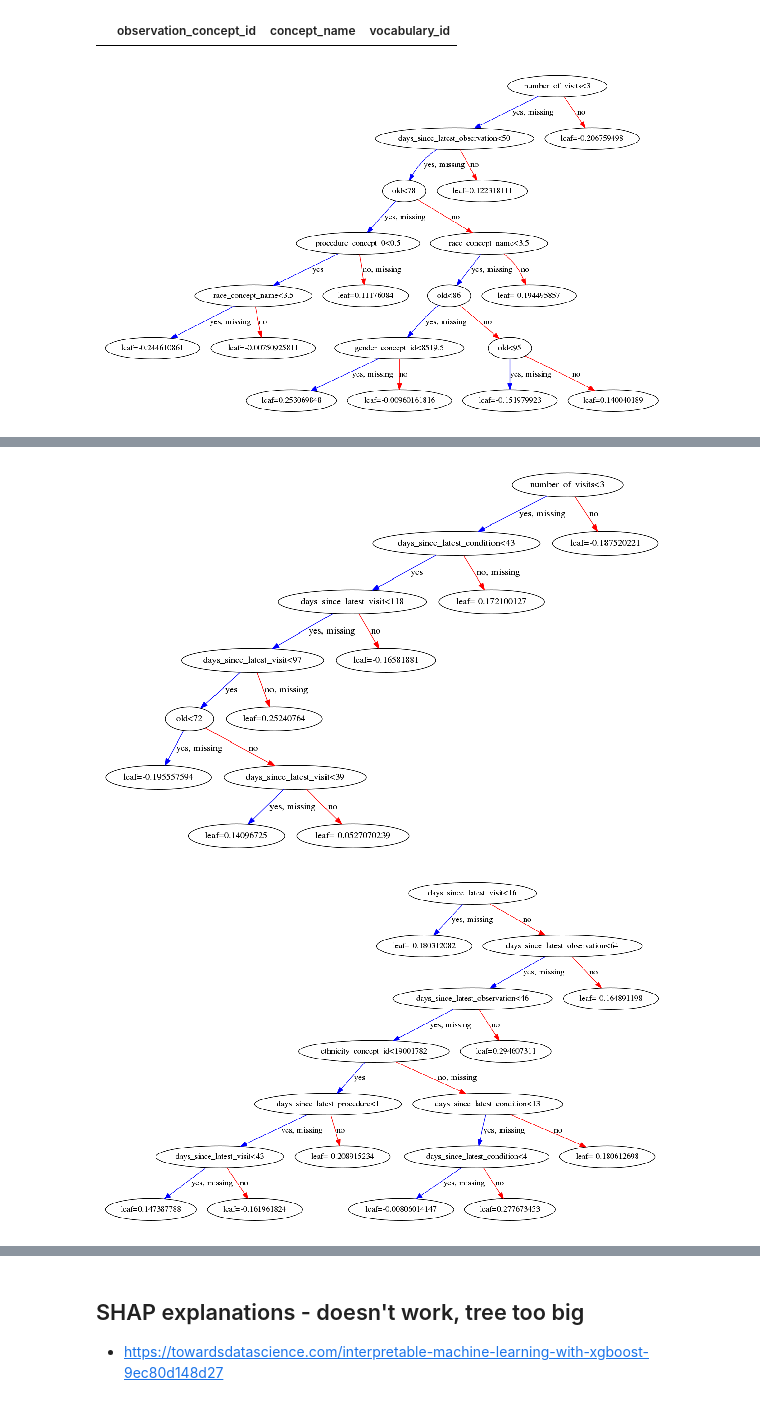
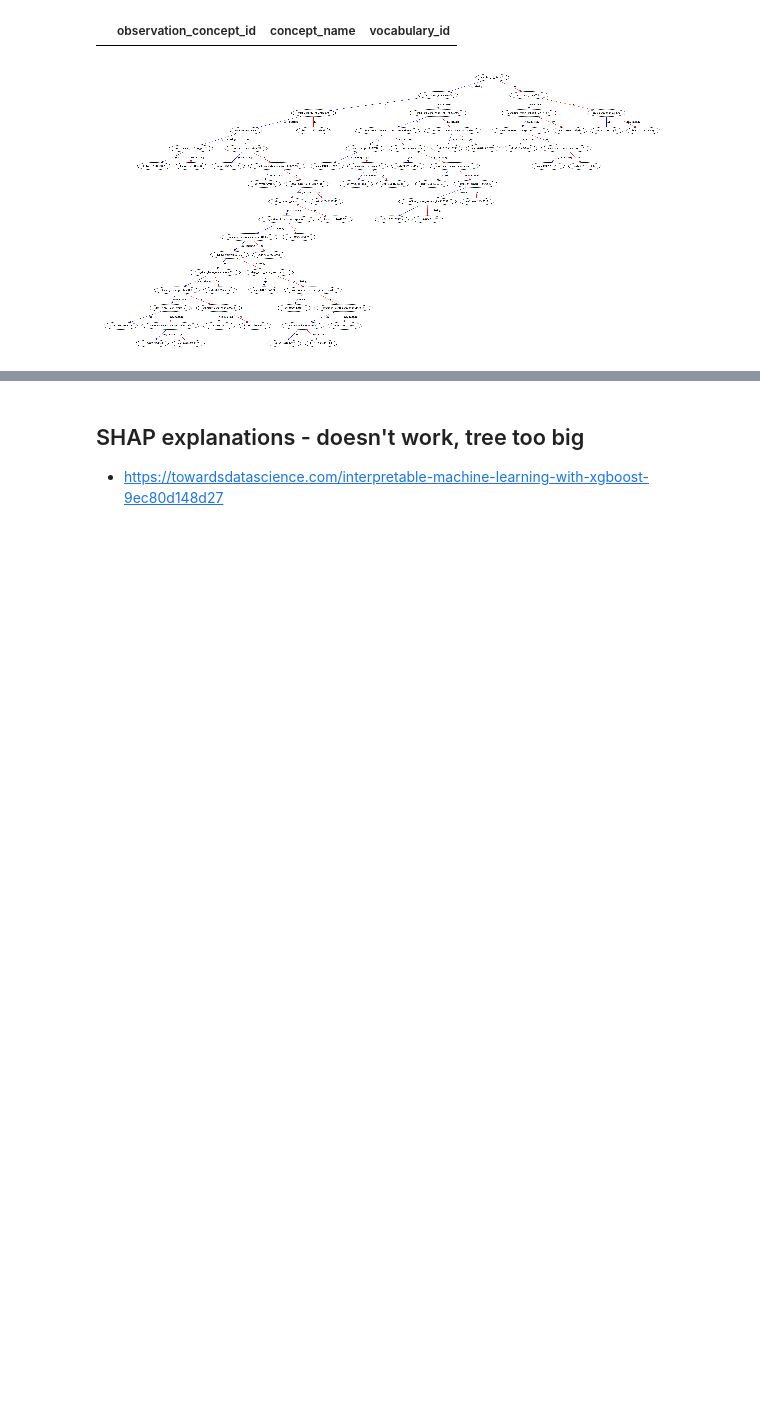
Before and after one commit to romirmoza/omop-cdm-postgresql, a Jupyter notebook: XGB_model_4.ipynb, the cells around one changed output, grey strips where cells are left out. Drawn from its saved outputs; the diff is of its cells as text; code cells hidden in the pictures; blank space fills up the shorter version.

```diff
--- a/XGB_model_4.ipynb
+++ b/XGB_model_4.ipynb
@@ -217,0 +444,6 @@ y_test = test.death_in_next_window
+# %%
+train = train.fillna(OUR_NA)
+train = cols_toint(train)
+# %%
+%%time
+train = reduce_mem_usage(train)
@@ -245,5 +493,5 @@ params = {
     'num_parallel_tree' : 1,
     'colsample_bytree' : 0.7,
     'subsample' : 1.0,
-    'missing': 0,
+    'missing': OUR_NA,
 }
@@ -407,26 +555,0 @@ y = np.array(y).ravel()
-# %%
-%%time
-cv = StratifiedKFold(n_splits=3, shuffle=True, random_state=random_state)
-cv_scores = {}
-for i, (train_index, valid_index) in enumerate(cv.split(X, y)):
-    X_train, X_valid = X[train_index], X[valid_index]
-    y_train, y_valid = y[train_index], y[valid_index]
-    window['0'] = {'size': y.shape[0], 'deaths': y.sum()}
-    evals_result ={}
-    # Convert our data into XGBoost format
-    d_train = xgb.DMatrix(X_train, y_train, feature_names=train_features)
-    d_valid = xgb.DMatrix(X_valid, y_valid,  feature_names=train_features)
-    watchlist = [(d_train, 'train'), (d_valid, 'valid')]
-
-    xgb_model = xgb.train(params=params, dtrain=d_train, num_boost_round=num_round,
-                          evals=watchlist, evals_result=evals_result,
-                          early_stopping_rounds=early_stop, verbose_eval=False,
-                          callbacks=[ xgb_progressbar(num_round),]) # use either the progress bar or the plot
-                                     # plot_perf_i(evals_result)])
-    cv_scores[i] = {'best_score': xgb_model.best_score,
-                    'best_iteration': xgb_model.best_iteration,
-                    'best_ntree_limit': xgb_model.best_ntree_limit,
-                    'evals_result': evals_result}
-
-    print("Best Score:%f, best iteration:%d, best ntree:%d" %
-          (xgb_model.best_score, xgb_model.best_iteration, xgb_model.best_ntree_limit))
@@ -1099,8 +1170,8 @@ observation[observation.observation_concept_id == 4058860]
 # %% [output]
 |  | observation_concept_id | concept_name | vocabulary_id |
 # %%
-for k in range(30,40):
+for k in range(30,32):
     ax = xgb.plot_tree(xgb_model,num_trees=k)
     plt.show()
 # %% [output]
-[figure, old version]
+[figure, new version]
@@ -1108,2 +1178,0 @@ for k in range(30,40):
-[figure, removed]
-[figure, removed]
```
Also changed, not shown: parts of 106 cells of this notebook.
